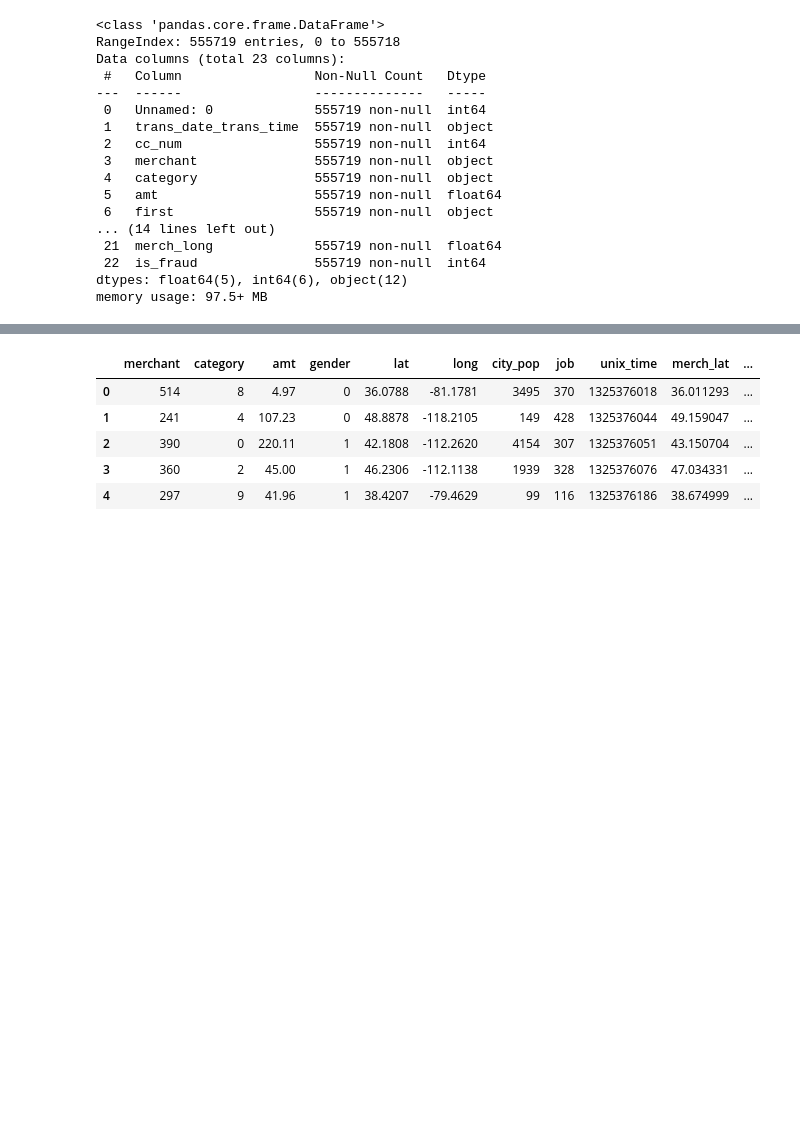
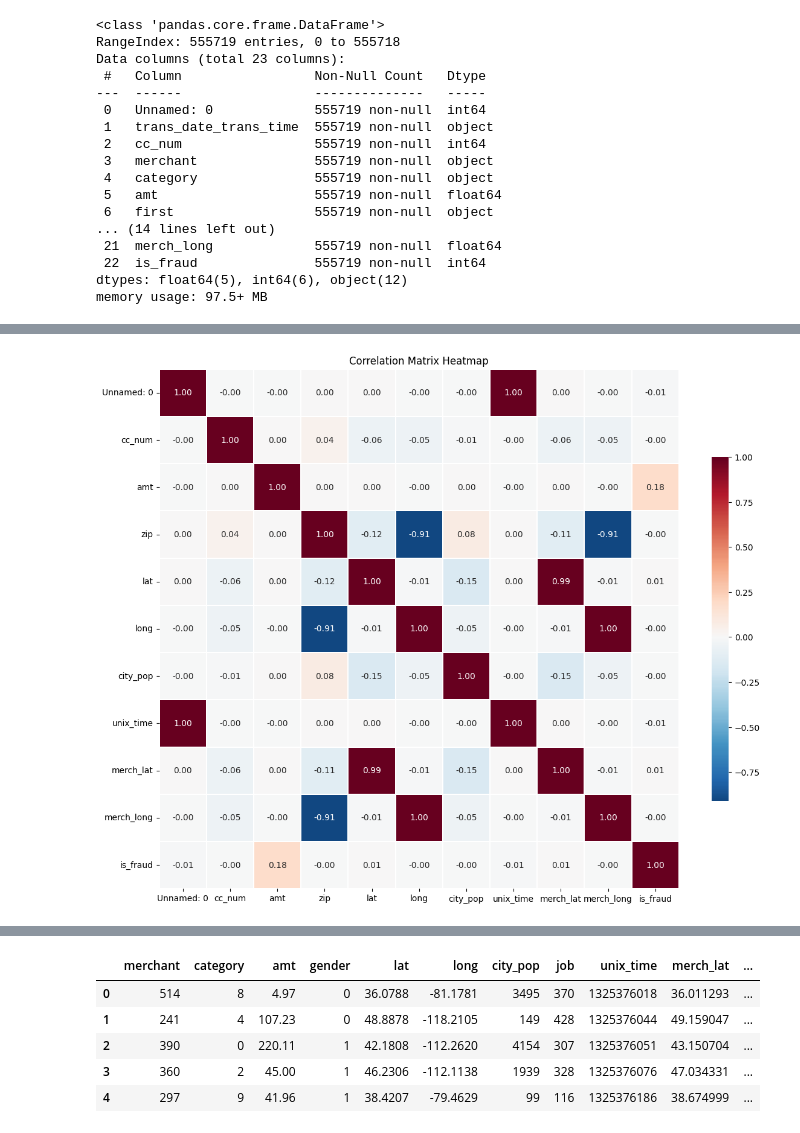
Before and after one commit to AliFazelniya/kaggle, a Jupyter notebook: credit_card_fraud_detection/main.ipynb, the cells around one changed output, grey strips where cells are left out. Saved outputs shown, nothing was run; the diff lists cells and outputs as text; code cells hidden in the pictures; blank space fills up the shorter version.

```diff
--- a/credit_card_fraud_detection/main.ipynb
+++ b/credit_card_fraud_detection/main.ipynb
@@ -94,0 +144,5 @@ memory usage: 97.5+ MB
+# %%
+corr_matrix = test_data[numeric_df.columns].corr()
+plot_utils.corr_plot(corr_matrix)
+# %% [output]
+[figure, added]
```
Also changed, not shown: parts of 48 cells of this notebook.
